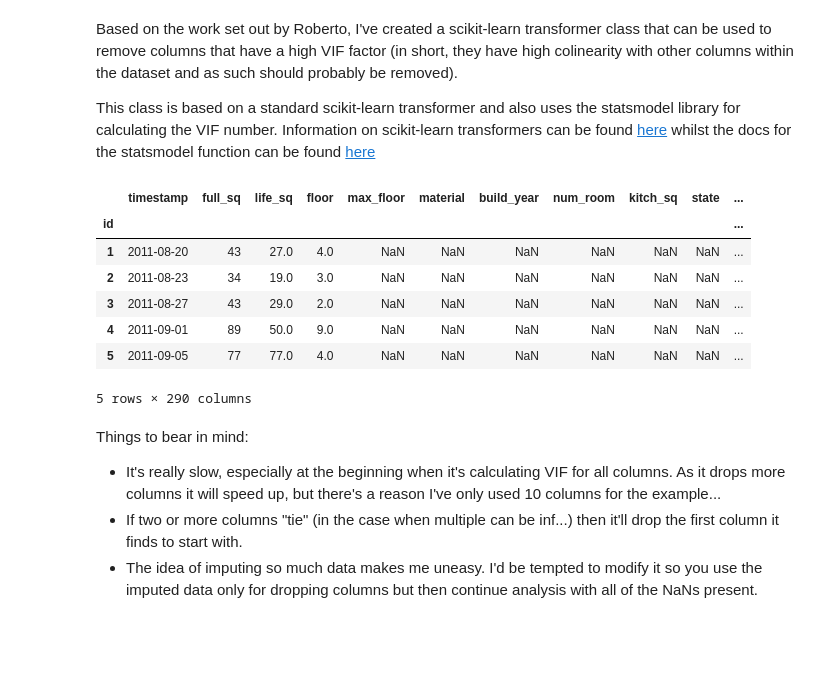
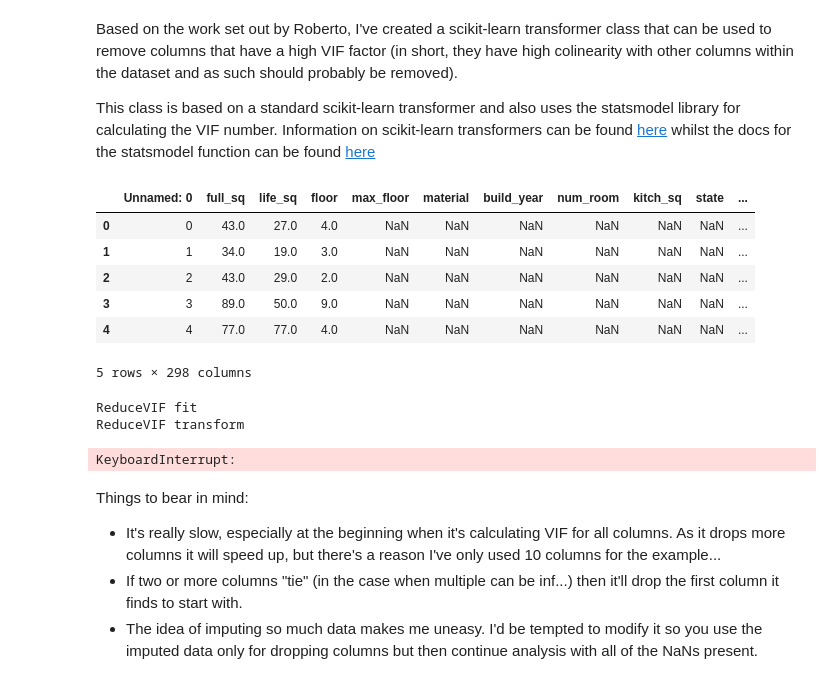
Before and after one commit to JCreeks/SyberbankHousingPrice, a Jupyter notebook: Dropping_MultiLinearity.ipynb, the cells around one changed output. Cells and saved outputs as stored; diff of their text form; code cells hidden in the pictures; blank space fills up the shorter version.

```diff
--- a/Dropping_MultiLinearity.ipynb
+++ b/Dropping_MultiLinearity.ipynb
@@ -37,18 +37,17 @@ Based on the work set out by Roberto, I've created a scikit-learn transformer cl
 
 This class is based on a standard scikit-learn transformer and also uses the statsmodel library for calculating the VIF number. Information on scikit-learn transformers can be found [here](http://scikit-learn.org/stable/data_transforms.html) whilst the docs for the statsmodel function can be found [here](http://www.statsmodels.org/stable/generated/statsmodels.stats.outliers_influence.variance_inflation_factor.html)
 # %%
-X = pd.read_csv('./input/train.csv', index_col=0, parse_dates=['timestamp'])
-y = X.pop('price_doc')
+X = pd.read_csv('./input/X_train_cleaned.csv')#, index_col=0, parse_dates=['timestamp'])
+#y = X.pop('price_doc')
 X.head()
 # %% [output]
-|  | timestamp | full_sq | life_sq | floor | max_floor | material | build_year | num_room | kitch_sq | state | ... |
-| id |  |  |  |  |  |  |  |  |  |  | ... |
-| 1 | 2011-08-20 | 43 | 27.0 | 4.0 | NaN | NaN | NaN | NaN | NaN | NaN | ... |
-| 2 | 2011-08-23 | 34 | 19.0 | 3.0 | NaN | NaN | NaN | NaN | NaN | NaN | ... |
-| 3 | 2011-08-27 | 43 | 29.0 | 2.0 | NaN | NaN | NaN | NaN | NaN | NaN | ... |
-| 4 | 2011-09-01 | 89 | 50.0 | 9.0 | NaN | NaN | NaN | NaN | NaN | NaN | ... |
-| 5 | 2011-09-05 | 77 | 77.0 | 4.0 | NaN | NaN | NaN | NaN | NaN | NaN | ... |
+|  | Unnamed: 0 | full_sq | life_sq | floor | max_floor | material | build_year | num_room | kitch_sq | state | ... |
+| 0 | 0 | 43.0 | 27.0 | 4.0 | NaN | NaN | NaN | NaN | NaN | NaN | ... |
+| 1 | 1 | 34.0 | 19.0 | 3.0 | NaN | NaN | NaN | NaN | NaN | NaN | ... |
+| 2 | 2 | 43.0 | 29.0 | 2.0 | NaN | NaN | NaN | NaN | NaN | NaN | ... |
+| 3 | 3 | 89.0 | 50.0 | 9.0 | NaN | NaN | NaN | NaN | NaN | NaN | ... |
+| 4 | 4 | 77.0 | 77.0 | 4.0 | NaN | NaN | NaN | NaN | NaN | NaN | ... |
-5 rows × 290 columns
+5 rows × 298 columns
 # %%
 from statsmodels.stats.outliers_influence import variance_inflation_factor
 
@@ -94,12 +93,16 @@ class ReduceVIF(BaseEstimator, TransformerMixin):
                 dropped=True
         return X
 # %%
-transformer = ReduceVIF()
+transformer = ReduceVIF(thresh=10.0)
 
 # Only use 10 columns for speed in this example
 X = transformer.fit_transform(X[X.columns[:]], y)
 
-Print(X.columns)
+print(X.columns)
+# %% [output]
+ReduceVIF fit
+ReduceVIF transform
+KeyboardInterrupt:
 # %% [markdown]
 Things to bear in mind:
 
```
Also changed, not shown: parts of 1 cell of this notebook, 1 other file.
